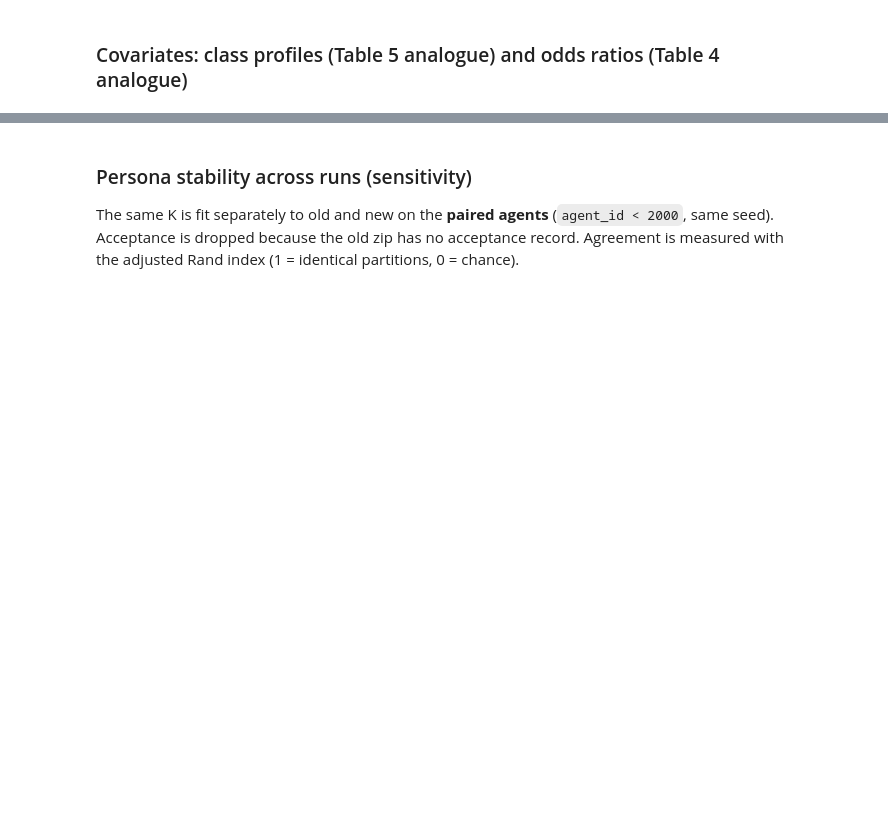
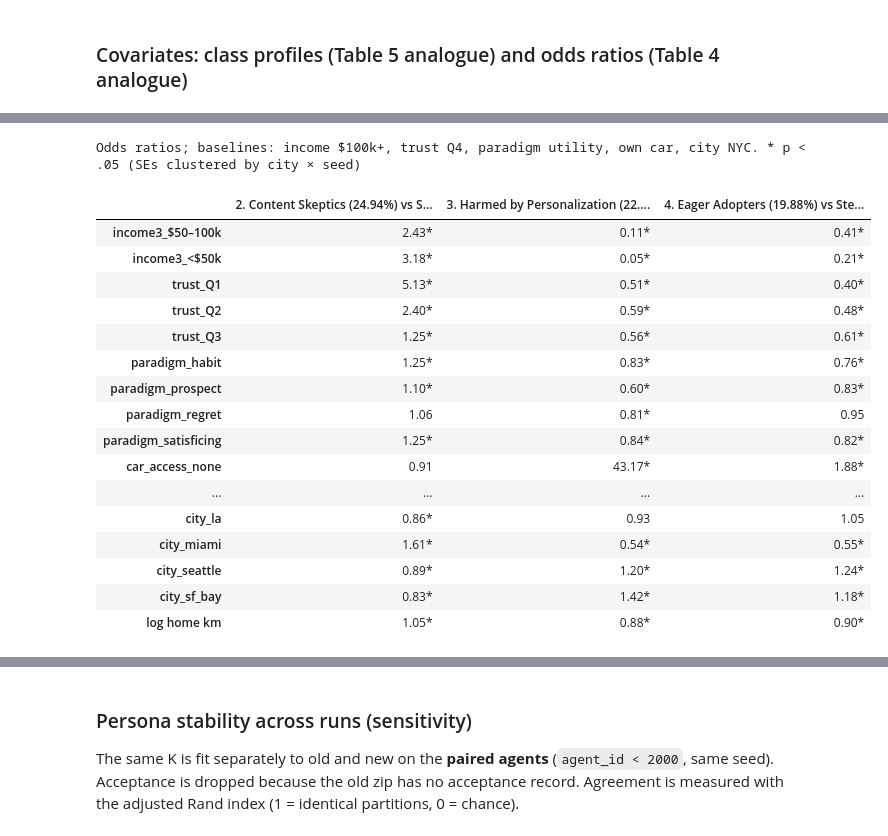
Before and after one commit to nahvats/GeoRecSim, a Jupyter notebook: sim_results_analysis.ipynb, the cells around one changed output, grey strips where cells are left out. Saved outputs shown, nothing was run; the diff lists cells and outputs as text; code cells hidden in the pictures; blank space fills up the shorter version.

```diff
--- a/sim_results_analysis.ipynb
+++ b/sim_results_analysis.ipynb
@@ -530,22 +881,42 @@ display(t5.round(2))
 # %%
 import statsmodels.api as sm
 
 base_k = int(np.argmax(lc.weights))   # baseline = largest class, as Lunch Breakers in the paper
 D = pd.get_dummies(covA[["income3", "trust", "paradigm", "car_access", "city"]], dtype=float)
 D = D.drop(columns=["income3_$100k+", "trust_Q4", "paradigm_utility", "car_access_own car", "city_nyc"])
 D["log home km"] = np.log1p(covA.home_km)
 y = covA["class"].values
 yy = np.where(y == base_k, 0, np.where(y < base_k, y + 1, y))      # put the baseline at code 0
 with warnings.catch_warnings():
     warnings.simplefilter("ignore")
-    mn = sm.MNLogit(yy, sm.add_constant(D)).fit(disp=0, maxiter=200)
+    mn = sm.MNLogit(yy, sm.add_constant(D)).fit(disp=0, maxiter=200, cov_type="cluster",
+                                               cov_kwds={"groups": pd.factorize(covA.city + "_" + covA.index.get_level_values("seed").astype(str))[0]})
 others = [k for k in range(K) if k != base_k]
 OR = np.exp(mn.params); P = mn.pvalues
 t4 = pd.DataFrame({f"{LABEL[k]} vs {CLASS_NAMES.get(base_k, base_k)}":
                    OR.iloc[:, i].map("{:.2f}".format) + np.where(P.iloc[:, i] < .05, "*", "")
                    for i, k in enumerate(others)}).drop("const")
-print("Odds ratios; baselines: income $100k+, trust Q4, paradigm utility, own car, city NYC. * p < .05")
+print("Odds ratios; baselines: income $100k+, trust Q4, paradigm utility, own car, city NYC. * p < .05 (SEs clustered by city × seed)")
 t4
+# %% [output]
+Odds ratios; baselines: income $100k+, trust Q4, paradigm utility, own car, city NYC. * p < .05 (SEs clustered by city × seed)
+|  | 2. Content Skeptics (24.94%) vs S... | 3. Harmed by Personalization (22.... | 4. Eager Adopters (19.88%) vs Ste... |
+| income3_$50–100k | 2.43* | 0.11* | 0.41* |
+| income3_<$50k | 3.18* | 0.05* | 0.21* |
+| trust_Q1 | 5.13* | 0.51* | 0.40* |
+| trust_Q2 | 2.40* | 0.59* | 0.48* |
+| trust_Q3 | 1.25* | 0.56* | 0.61* |
+| paradigm_habit | 1.25* | 0.83* | 0.76* |
+| paradigm_prospect | 1.10* | 0.60* | 0.83* |
+| paradigm_regret | 1.06 | 0.81* | 0.95 |
+| paradigm_satisficing | 1.25* | 0.84* | 0.82* |
+| car_access_none | 0.91 | 43.17* | 1.88* |
+| ... | ... | ... | ... |
+| city_la | 0.86* | 0.93 | 1.05 |
+| city_miami | 1.61* | 0.54* | 0.55* |
+| city_seattle | 0.89* | 1.20* | 1.24* |
+| city_sf_bay | 0.83* | 1.42* | 1.18* |
+| log home km | 1.05* | 0.88* | 0.90* |
 # %%
 sh = pd.crosstab(covA.city, covA["class"], normalize="index") * 100
 sh.columns = [LABEL[k] for k in sh.columns]
```
Also changed, not shown: parts of 26 cells of this notebook, 1 other file.
